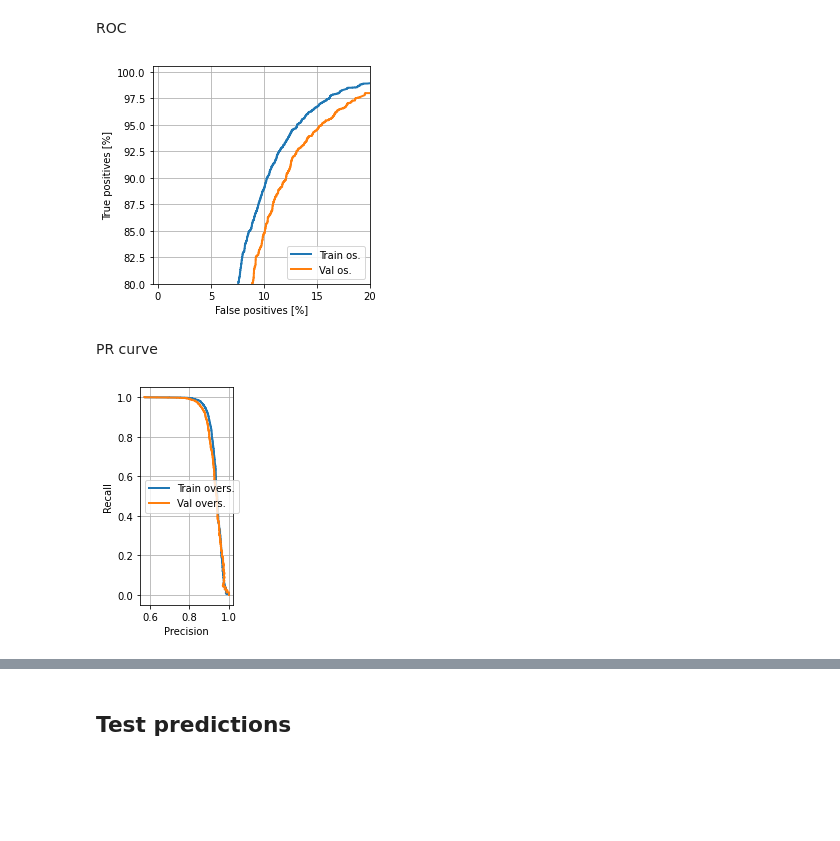
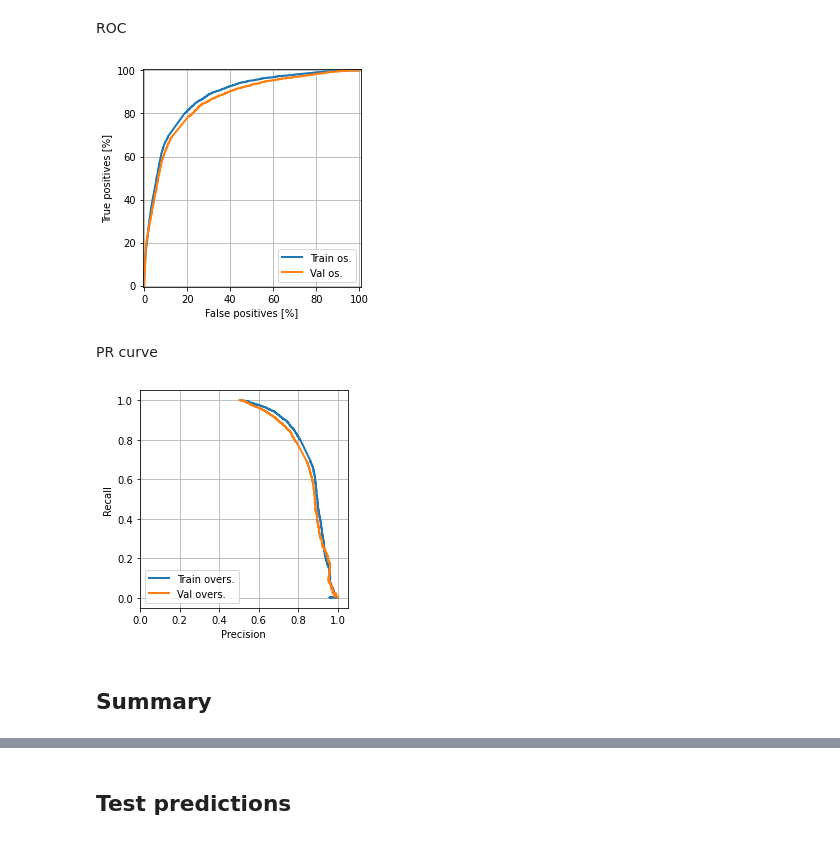
Before and after one commit to tibfab/bank-campaign-ml, a Jupyter notebook: ds_ml_dnn.ipynb, the cells around one changed output, grey strips where cells are left out. Cells and saved outputs as stored; diff of their text form; code cells hidden in the pictures; blank space fills up the shorter version.

```diff
--- a/ds_ml_dnn.ipynb
+++ b/ds_ml_dnn.ipynb
@@ -333,7 +339,10 @@ def plot_prc(name, labels, predictions, **kwargs):
     plt.plot(precision, recall, label=name, linewidth=2, **kwargs)
     plt.xlabel('Precision')
     plt.ylabel('Recall')
+    plt.xlim([0,1.05])
+    plt.ylim([-0.05,1.05])
     plt.grid(True)
+    plt.legend(loc='lower left');
     ax = plt.gca()
     ax.set_aspect('equal')
 # %%
@@ -362,14 +370,18 @@ def get_regularized_dnn(learning_rate=0.001, drop_out_rate=0.5, print_summary=Tr
     model = Sequential([
         Dense(units=64, activation='relu', input_dim=x_train.shape[1]),
         Dropout(dropout_rate),
+        Dense(units=64, activation='relu'),
+        Dropout(dropout_rate),
         Dense(units=32, activation='relu'),
         Dropout(dropout_rate),
         Dense(units=16, activation='relu'),
+        Dense(units=8, activation='relu'),
         Dense(units=1, activation='sigmoid')
     ])
 
     opitimizer = Adam(learning_rate)
-    model.compile(optimizer=opitimizer, loss='binary_crossentropy', metrics=[AUC(name='roc', curve='ROC'),
+    model.compile(optimizer=opitimizer, loss='binary_crossentropy', metrics=['accuracy',
+                                                                             AUC(name='roc', curve='ROC'),
                                                                              AUC(name='prc', curve='PR'),
                                                                              f1_score])
     if print_summary:
@@ -620,7 +601,7 @@ def perform_oversampling(x, y):
 
     return x, y
 # %%
-train_data_os, target_os, train_encoder_os = get_processed_data('train_file.xlsx', oversample=True)
+train_data_os, target_os, train_encoder_os = get_processed_data('train_file.xlsx', oversampling=True)
 
 print(f'train_data shape: {train_data_os.shape}')
 print(f'target shape: {target_os.shape}')
@@ -651,8 +632,8 @@ X train shape: (46712, 57); X test shape (11678, 57)
 Y train shape: (46712, 1); Y test shape (11678, 1)
 # %%
-dnn_os = get_regularized_dnn()
+dnn_os = get_regularized_dnn(print_summary=False)
 os_history = dnn_os.fit(x_train_os, y_train_os,
                          validation_data=(x_val_os, y_val_os),
                          batch_size=BATCH_SIZE,
-                         epochs=60,
-                         verbose=1)
+                         epochs=100,
+                         verbose=0)
@@ -720,14 +690,14 @@ ROC
 # %%
 plot_roc("Train os.", y_train_os, train_predictions_os)
 plot_roc("Val os.", y_val_os, val_predictions_os)
-plt.legend(loc='lower right');
 # %% [output]
-[figure, old version]
+[figure, new version]
 # %% [markdown]
 PR curve
 # %%
 plot_prc("Train overs.", y_train_os, train_predictions_os)
 plot_prc("Val overs.", y_val_os, val_predictions_os)
-plt.legend(loc='center left');
 # %% [output]
-[figure, old version]
+[figure, new version]
+# %% [markdown]
+## Summary
```
Also changed, not shown: parts of 62 cells of this notebook, 2 other files.
